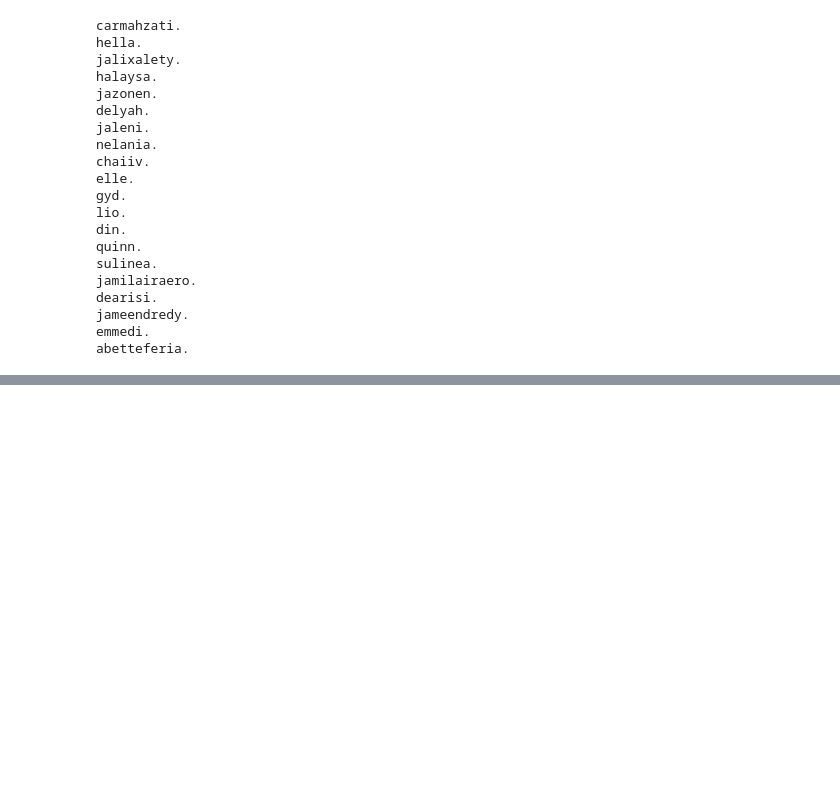
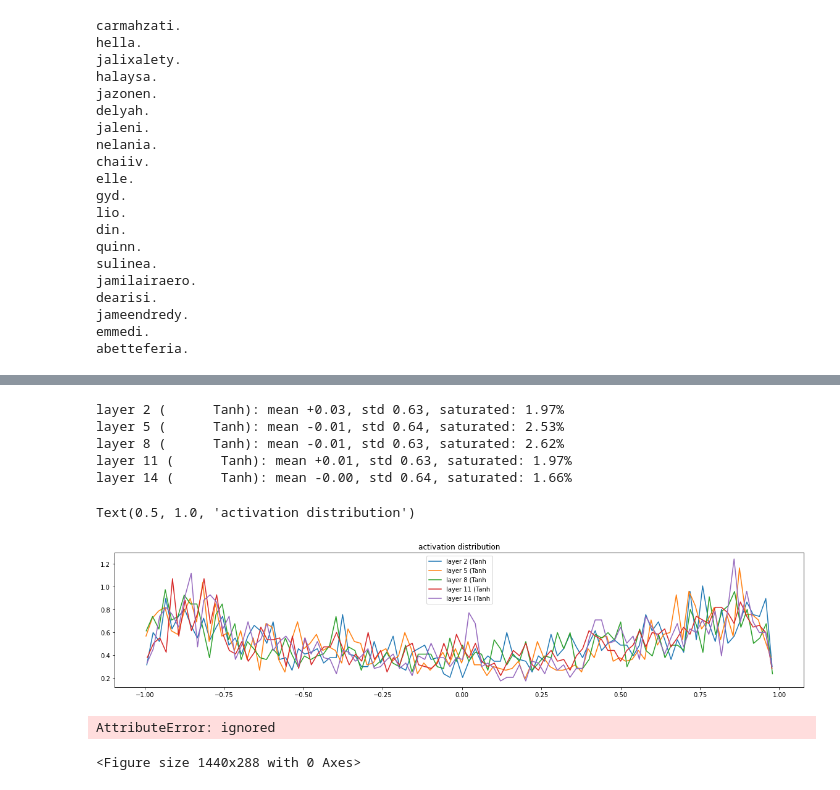
Before and after one commit to oakfr/neural-net-training, a Jupyter notebook: build_makemore_mlp2.ipynb, the cells around one changed output, grey strips where cells are left out. Saved outputs shown, nothing was run; the diff lists cells and outputs as text; code cells hidden in the pictures; blank space fills up the shorter version.

```diff
--- a/build_makemore_mlp2.ipynb
+++ b/build_makemore_mlp2.ipynb
@@ -220,0 +280,28 @@ abetteferia.
+# %%
+# build the network
+g = torch.Generator().manual_seed(2147483647)
+n_embd = 10
+n_hidden = 100
+
+C = torch.randn((vocab_size, n_embd), generator=g)
+layers = [
+    Linear(n_embd * block_size, n_hidden), BatchNorm1d(n_hidden), Tanh(),
+    Linear(n_hidden,n_hidden), BatchNorm1d(n_hidden), Tanh(),
+    Linear(n_hidden,n_hidden), BatchNorm1d(n_hidden), Tanh(),
+    Linear(n_hidden,n_hidden), BatchNorm1d(n_hidden), Tanh(),
+    Linear(n_hidden,n_hidden), BatchNorm1d(n_hidden), Tanh(),
+    Linear(n_hidden,vocab_size), BatchNorm1d(vocab_size),
+]
+
+with torch.no_grad():
+  # last layer: make less confident
+  layers[-1].gamma *= 0.1
+  # gain for other layers
+  for layer in layers[:-1]:
+    if isinstance(layer, Linear):
+      layer.weight *= 1 #5/3
+
+parameters = [C] + [p for layer in layers for p in layer.parameters()]
+print(sum(p.nelement() for p in parameters)) # print number of parameters in total
+for p in parameters:
+  p.requires_grad = True
@@ -220,0 +354,37 @@ abetteferia.
+# %%
+# visualize histograms
+plt.figure(figsize=(20, 4)) # width and height of the plot
+legends = []
+for i, layer in enumerate(layers[:-1]): # note: exclude the output layer
+  if isinstance(layer, Tanh):
+    t = layer.out
+    print('layer %d (%10s): mean %+.2f, std %.2f, saturated: %.2f%%' % (i, layer.__class__.__name__, t.mean(), t.std(), (t.abs() > 0.97).float().mean()*100))
+    hy, hx = torch.histogram(t, density=True)
+    plt.plot(hx[:-1].detach(), hy.detach())
+    legends.append(f'layer {i} ({layer.__class__.__name__}')
+plt.legend(legends);
+plt.title('activation distribution')
+# %% [output]
+layer 2 (      Tanh): mean +0.03, std 0.63, saturated: 1.97%
+layer 5 (      Tanh): mean -0.01, std 0.64, saturated: 2.53%
+layer 8 (      Tanh): mean -0.01, std 0.63, saturated: 2.62%
+layer 11 (      Tanh): mean +0.01, std 0.63, saturated: 1.97%
+layer 14 (      Tanh): mean -0.00, std 0.64, saturated: 1.66%
+Text(0.5, 1.0, 'activation distribution')
+[figure, added]
+# %%
+# visualize histograms
+plt.figure(figsize=(20, 4)) # width and height of the plot
+legends = []
+for i, layer in enumerate(layers[:-1]): # note: exclude the output layer
+  if isinstance(layer, Tanh):
+    t = layer.out.grad
+    print('layer %d (%10s): mean %+f, std %e' % (i, layer.__class__.__name__, t.mean(), t.std()))
+    hy, hx = torch.histogram(t, density=True)
+    plt.plot(hx[:-1].detach(), hy.detach())
+    legends.append(f'layer {i} ({layer.__class__.__name__}')
+plt.legend(legends);
+plt.title('gradient distribution')
+# %% [output]
+AttributeError: ignored
+<Figure size 1440x288 with 0 Axes>
```
Also changed, not shown: parts of 11 cells of this notebook.
